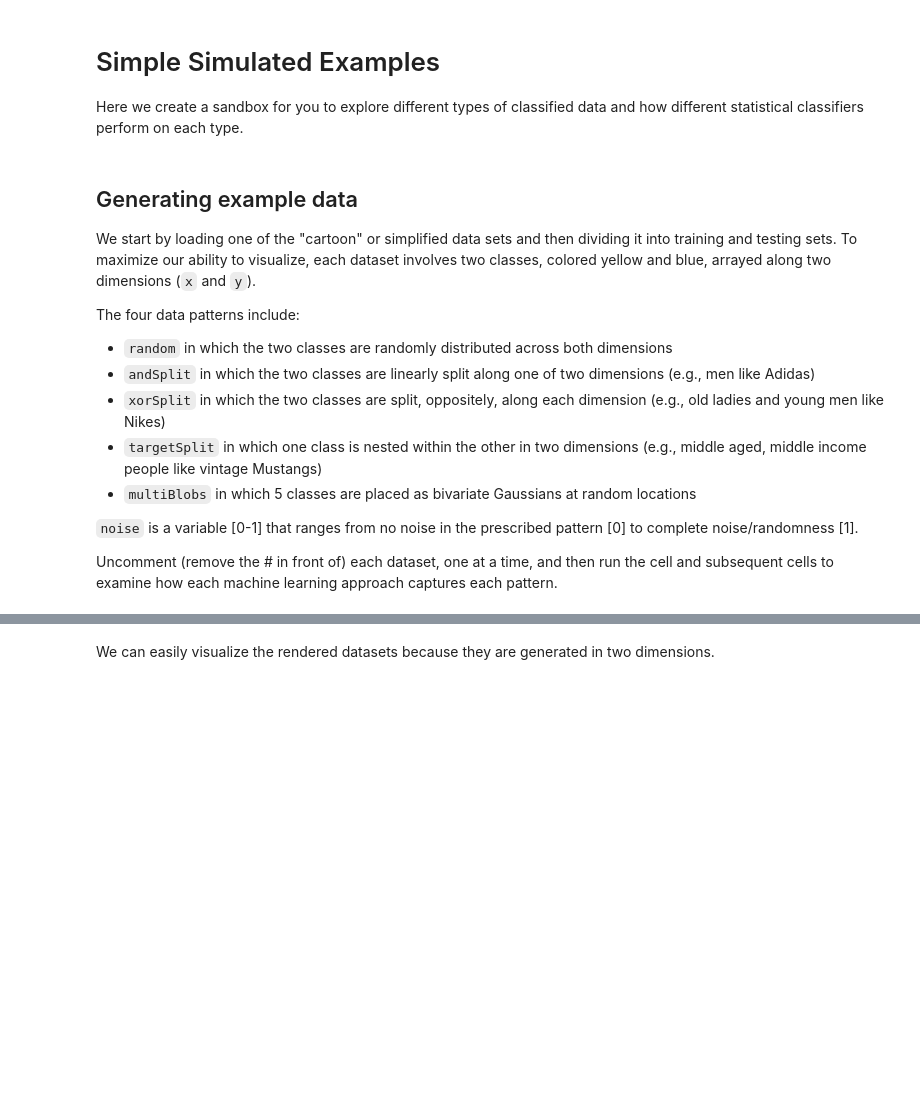
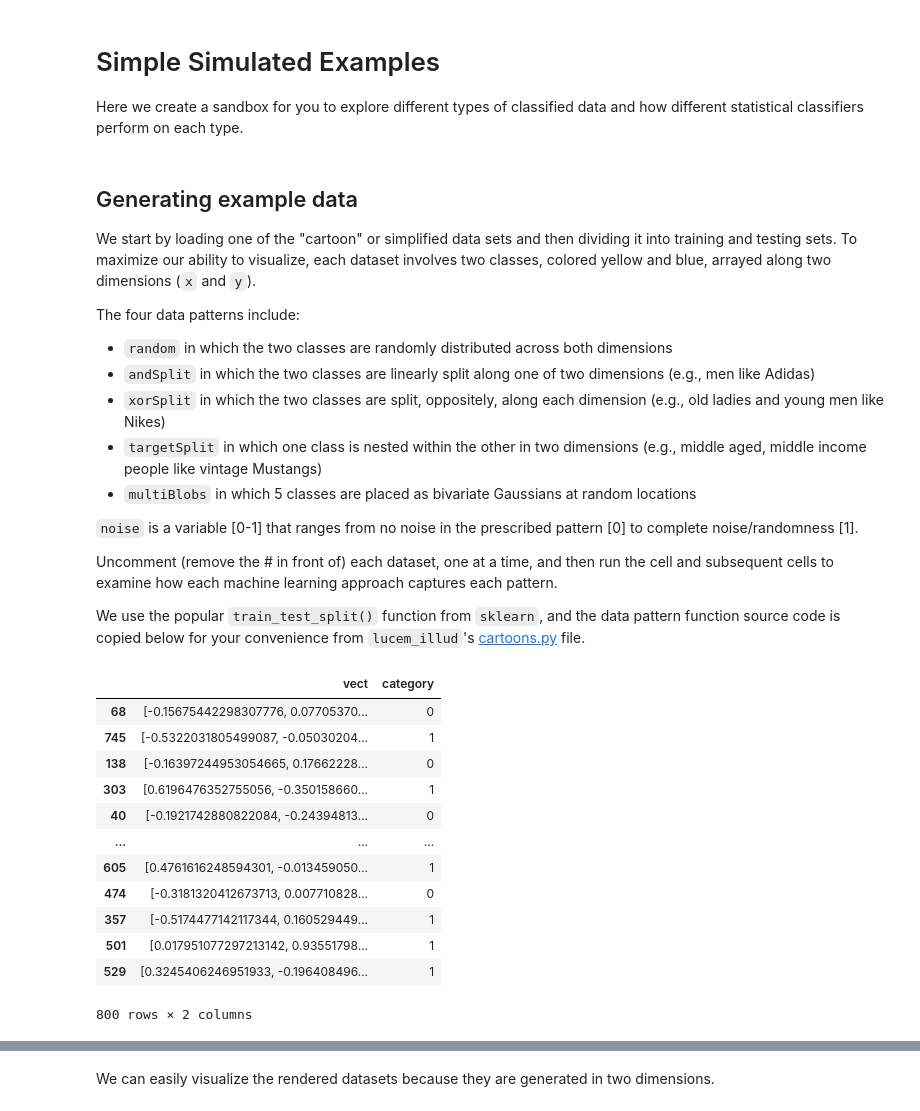
Before and after one commit to UChicago-Computational-Content-Analysis/Homework-Notebooks-2023, a Jupyter notebook: week-6/6-Classifying-Meanings-and-Documents.ipynb, the cells around one changed output, grey strips where cells are left out. Saved outputs shown, nothing was run; the diff lists cells and outputs as text; code cells hidden in the pictures; blank space fills up the shorter version.

Commit message:
showing lucem_illud functions and using sklearn when possible

```diff
--- a/week-6/6-Classifying-Meanings-and-Documents.ipynb
+++ b/week-6/6-Classifying-Meanings-and-Documents.ipynb
@@ -67,3 +67,5 @@ The four data patterns include:
 `noise` is a variable [0-1] that ranges from no noise in the prescribed pattern [0] to complete noise/randomness [1].
 
 Uncomment (remove the # in front of) each dataset, one at a time, and then run the cell and subsequent cells to examine how each machine learning approach captures each pattern.
+
+We use the popular `train_test_split()` function from `sklearn`, and the data pattern function source code is copied below for your convenience from `lucem_illud`'s [cartoons.py](https://github.com/UChicago-Computational-Content-Analysis/lucem_illud/blob/main/lucem_illud/cartoons.py) file.
@@ -70,8 +148,26 @@ Uncomment (remove the # in front of) each dataset, one at a time, and then run t
 # %%
 noise = .2
 
-#dfTrain, dfTest = lucem_illud.trainTestSplit(lucem_illud.random())
-#dfTrain, dfTest = lucem_illud.trainTestSplit(lucem_illud.andSplit(noise))
-#dfTrain, dfTest = lucem_illud.trainTestSplit(lucem_illud.xorSplit(noise)) #Please try this one
-dfTrain, dfTest = lucem_illud.trainTestSplit(lucem_illud.targetSplit(noise))
-#dfTrain, dfTest = lucem_illud.trainTestSplit(lucem_illud.multiBlobs(noise))
+#dfTrain, dfTest = sklearn.model_selection.train_test_split(lucem_illud.random(noise), test_size=.2)
+#dfTrain, dfTest = sklearn.model_selection.train_test_split(lucem_illud.andSplit(noise), test_size=.2)
+#dfTrain, dfTest = sklearn.model_selection.train_test_split(lucem_illud.xorSplit(noise), test_size=.2)
+dfTrain, dfTest = sklearn.model_selection.train_test_split(lucem_illud.targetSplit(noise), test_size=.2)
+#dfTrain, dfTest = sklearn.model_selection.train_test_split(lucem_illud.targetSplit(noise), test_size=.2)
+# %%
+d1, d2 = sklearn.model_selection.train_test_split(lucem_illud.targetSplit(noise), test_size=.2)
+# %%
+d1
+# %% [output]
+|  | vect | category |
+| 68 | [-0.15675442298307776, 0.07705370... | 0 |
+| 745 | [-0.5322031805499087, -0.05030204... | 1 |
+| 138 | [-0.16397244953054665, 0.17662228... | 0 |
+| 303 | [0.6196476352755056, -0.350158660... | 1 |
+| 40 | [-0.1921742880822084, -0.24394813... | 0 |
+| ... | ... | ... |
+| 605 | [0.4761616248594301, -0.013459050... | 1 |
+| 474 | [-0.3181320412673713, 0.007710828... | 0 |
+| 357 | [-0.5174477142117344, 0.160529449... | 1 |
+| 501 | [0.017951077297213142, 0.93551798... | 1 |
+| 529 | [0.3245406246951933, -0.196408496... | 1 |
+800 rows × 2 columns
```
Also changed, not shown: parts of 3 cells of this notebook.
